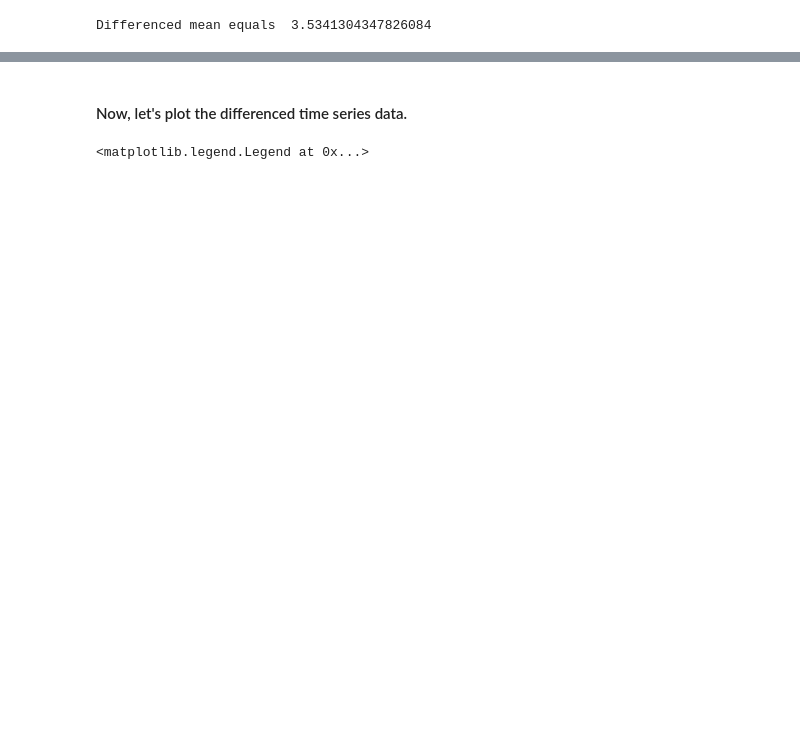
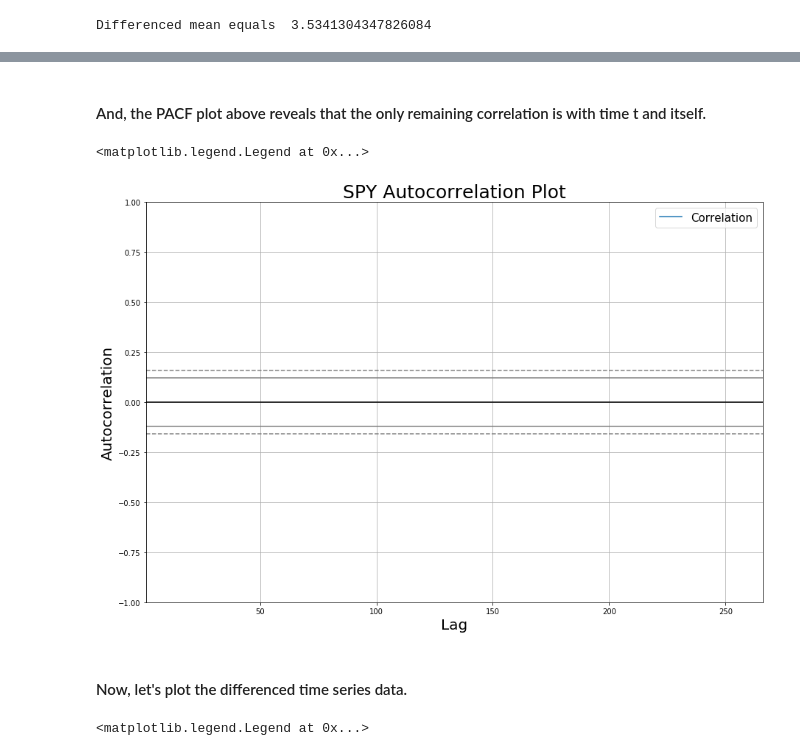
Before and after one commit to justinbosscher/SPY_model, a Jupyter notebook: SPY_model.ipynb, the cells around one changed output, grey strips where cells are left out. Cells and saved outputs as stored; diff of their text form; code cells hidden in the pictures; blank space fills up the shorter version.

```diff
--- a/SPY_model.ipynb
+++ b/SPY_model.ipynb
@@ -1146,3 +1194,16 @@ Differenced mean equals  3.5341304347826084
+# %% [markdown]
+#### And, the PACF plot above reveals that the only remaining correlation is with time t and itself.
+# %%
+# Autocorrelation plot
+f = plt.figure(figsize=(15,10))
+autocorrelation_plot(train_arima_Y_diff_220, label='Correlation')
+plt.title("SPY Autocorrelation Plot", size=25)
+plt.xlabel('Lag', size=20)
+plt.ylabel('Autocorrelation', size=20)
+plt.legend(prop={'size':15})
+# %% [output]
+<matplotlib.legend.Legend at 0x...>
+[figure, added]
 # %% [markdown]
 #### Now, let's plot the differenced time series data.
 # %%
```
Also changed, not shown: parts of 53 cells of this notebook, 1 other file.
